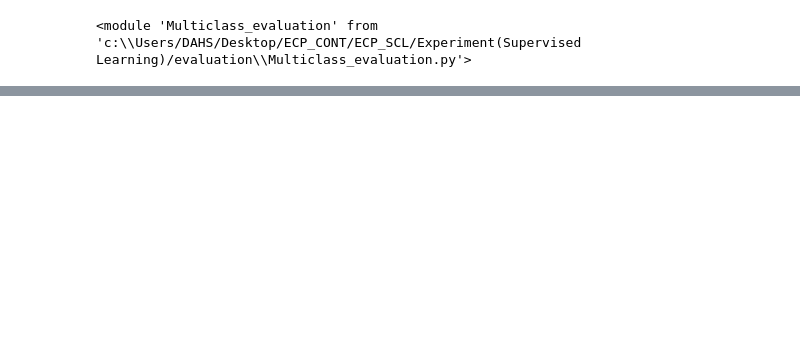
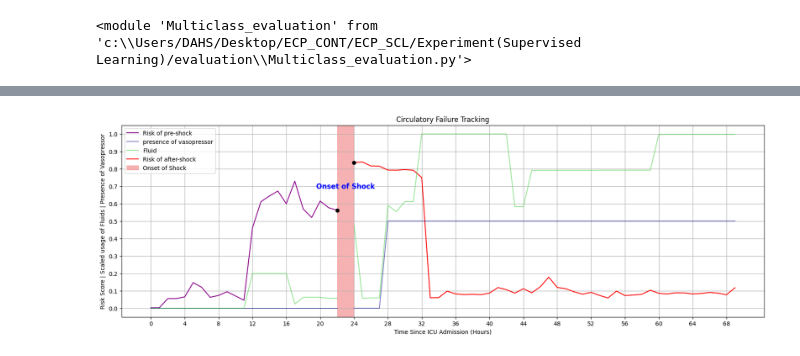
Before and after one commit to Jeong-Eul/CLEAR-Shock, a Jupyter notebook: Experiment(Supervised Learning)/training/Proposed Multiclass.ipynb, the cells around one changed output, grey strips where cells are left out. Saved outputs shown, nothing was run; the diff lists cells and outputs as text; code cells hidden in the pictures; blank space fills up the shorter version.

```diff
--- a/Experiment(Supervised Learning)/training/Proposed Multiclass.ipynb
+++ b/Experiment(Supervised Learning)/training/Proposed Multiclass.ipynb
@@ -103,0 +140,13 @@ Multiclass_evaluation.create_analysis(event, event_eicu, X_train, y_train, X_val
+# %%
+#tracking system
+reload(split)
+
+X_viz, y_train_viz, output_viz = split.split_X_Y_for_VIZ(mimic_train_emb, mode = 'mimic')
+
+lgbm_wrapper = LGBMClassifier(n_estimators=10, random_state=42, extra_trees = True, verbose=-1)
+lgbm_wrapper.fit(X_viz, y_train_viz)
+
+preds = lgbm_wrapper.predict(X_viz)
+output_viz['prediction_label'] = preds
+output_viz['prediction_prob_case2'] = lgbm_wrapper.predict_proba(X_viz)[:, 1]
+output_viz['prediction_prob_case4'] = lgbm_wrapper.predict_proba(X_viz)[:, 3]
@@ -103,0 +155,6 @@ Multiclass_evaluation.create_analysis(event, event_eicu, X_train, y_train, X_val
+# %%
+def min_max_scaling(column):
+    min_value = column.min()
+    max_value = column.max()
+    scaled_column = (column - min_value) / (max_value - min_value)
+    return scaled_column
@@ -103,0 +235,44 @@ Multiclass_evaluation.create_analysis(event, event_eicu, X_train, y_train, X_val
+# %%
+import matplotlib.pyplot as plt
+
+interest = output_viz[output_viz['stay_id'] == high_f1_stay_ids[0]]
+interest['Fluids(ml)_scaled'] = min_max_scaling(interest['Fluids(ml)'])
+Case1_2 = interest.iloc[:23].drop(index = 15797, axis = 0)
+Case3_4 = interest.iloc[23:]
+
+plt.figure(figsize=(20, 6))
+
+onset_of_shock_time = Case1_2['Time_since_ICU_admission'].iloc[-1]+1
+
+# Case1_2
+plt.plot(Case1_2['Time_since_ICU_admission'], Case1_2['prediction_prob_case2'], linestyle='-', color='darkmagenta', label='Risk of pre-shock')
+plt.plot(Case1_2['Time_since_ICU_admission'], Case1_2['vasoactive/inotropic']/2, linestyle='-', color='darkblue', label='presence of vasopressor', alpha=0.5)
+plt.plot(Case1_2['Time_since_ICU_admission'], Case1_2['Fluids(ml)_scaled'], linestyle='-', color='limegreen', label='Fluid', alpha=0.5)
+
+# Case3_4
+plt.plot(Case3_4['Time_since_ICU_admission'], Case3_4['prediction_prob_case4'], linestyle='-', color='red', label='Risk of after-shock')
+plt.plot(Case3_4['Time_since_ICU_admission'], Case3_4['vasoactive/inotropic']/2, linestyle='-', color='darkblue', alpha=0.5)
+plt.plot(Case3_4['Time_since_ICU_admission'], Case3_4['Fluids(ml)_scaled'], linestyle='-', color='limegreen', alpha=0.5)
+
+# marker
+plt.plot([Case1_2['Time_since_ICU_admission'].iloc[-1], Case3_4['Time_since_ICU_admission'].iloc[0]], [Case1_2['prediction_prob_case2'].iloc[-1], Case3_4['prediction_prob_case4'].iloc[0]], 'o', color='black')
+
+
+plt.axvspan(onset_of_shock_time-1, onset_of_shock_time+1, color='lightcoral', alpha=0.6, label='Onset of Shock')
+plt.text(onset_of_shock_time, 0.5 * (Case1_2['prediction_prob_case2'].iloc[-1] + Case3_4['prediction_prob_case4'].iloc[0]), 'Onset of Shock', ha='center', va='center', fontsize=12, color='blue', fontweight='bold')
+
+xmin, xmax = 0, 69
+plt.xticks(range(xmin, xmax + 1, 4))
+
+ymin, ymax = 0, 1
+plt.yticks(np.arange(ymin, ymax + 0.1, 0.1))
+
+plt.title('Circulatory Failure Tracking')
+plt.xlabel('Time Since ICU Admission (Hours)')
+plt.ylabel('Risk Score | Scaled usage of Fluids | Presence of Vasopressor')
+
+plt.grid(True)
+plt.legend()
+plt.show()
+# %% [output]
+[figure, added]
```
Also changed, not shown: parts of 15 cells of this notebook, 4 other files.
